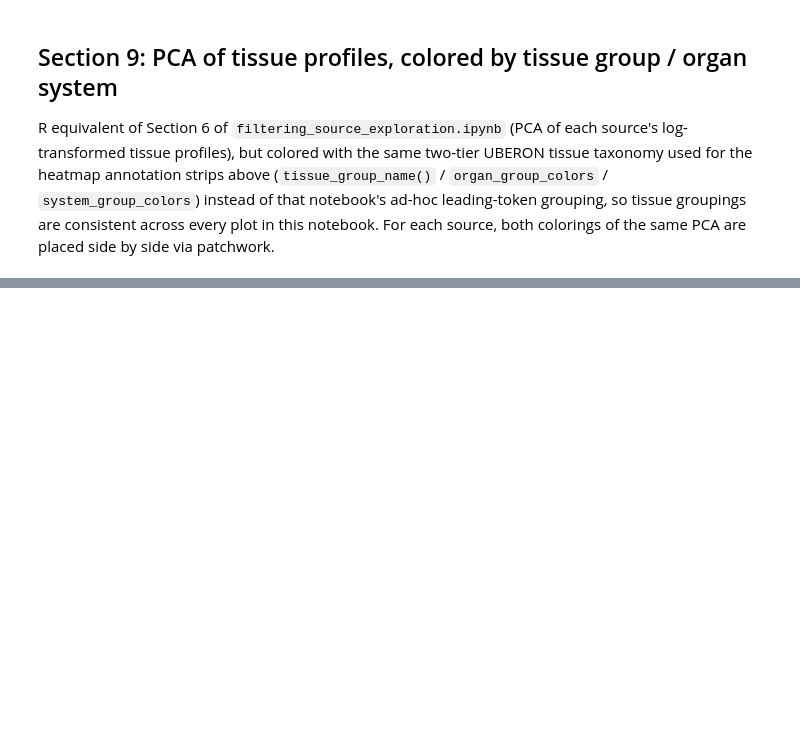
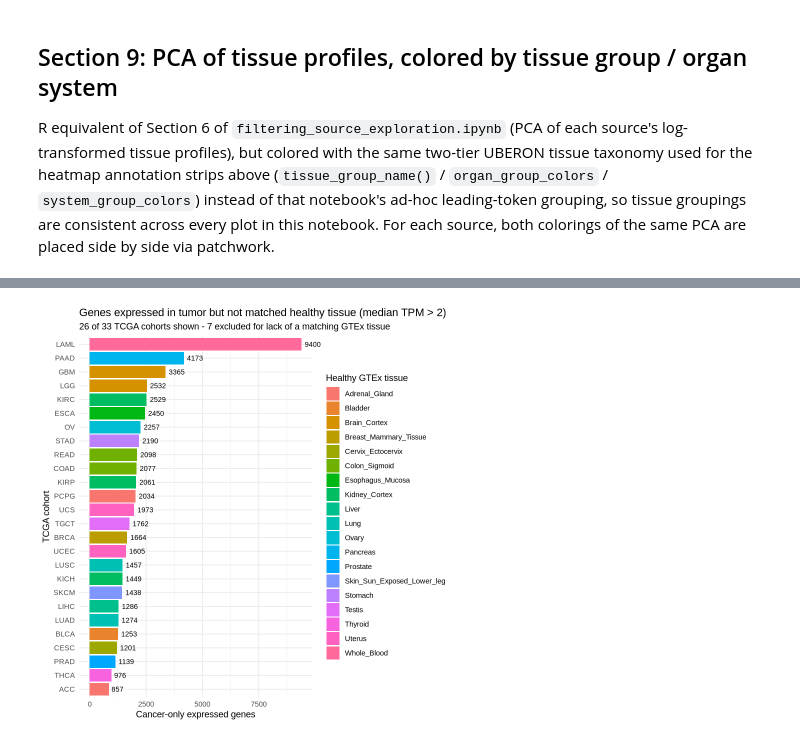
Before and after one commit to Schansiate/bachelor_thesis, a Jupyter notebook: tissue_clustering_heatmaps.ipynb, the cells around one changed output, grey strips where cells are left out. Cells and saved outputs as stored; diff of their text form; code cells hidden in the pictures; blank space fills up the shorter version.

```diff
--- a/tissue_clustering_heatmaps.ipynb
+++ b/tissue_clustering_heatmaps.ipynb
@@ -644,0 +880,15 @@ plot_source_pca_pair(
+# %%
+# Ensembl-keyed counterpart of gtex_mat (which is keyed by symbol), needed
+# to compare directly against TCGA's Ensembl-keyed cohort matrices. Reuses
+# collapse_duplicate_rows_median() from Section 10 - GTEx IDs are already
+# unique before the version is stripped, so in practice this just renames
+# rows rather than actually aggregating anything.
+read_gtex_median_tpm_ensembl <- function(path) {
+  dt <- fread(path, skip = 2, header = TRUE)
+  tissue_cols <- setdiff(colnames(dt), c("Name", "Description"))
+  ids <- sub("\\..*$", "", dt$Name)
+  mat <- as.matrix(dt[, ..tissue_cols])
+  collapse_duplicate_rows_median(mat, ids)
+}
+
+gtex_wide_mat_ensembl <- read_gtex_median_tpm_ensembl(EXPR_FILE)
@@ -644,0 +1003,18 @@ plot_source_pca_pair(
+# %%
+p_cancer_only <- ggplot(cancer_only_counts, aes(x = reorder(cancer, n_cancer_only), y = n_cancer_only, fill = healthy_tissue)) +
+  geom_col() +
+  geom_text(aes(label = n_cancer_only), hjust = -0.2, size = 3) +
+  coord_flip(clip = "off") +
+  labs(
+    title = sprintf("Genes expressed in tumor but not matched healthy tissue (median TPM > %d)", EXPRESSION_THRESHOLD),
+    subtitle = sprintf("%d of 33 TCGA cohorts shown - %d excluded for lack of a matching GTEx tissue",
+                        length(usable_cohorts), length(excluded_cohorts)),
+    x = "TCGA cohort", y = "Cancer-only expressed genes", fill = "Healthy GTEx tissue"
+  ) +
+  theme_minimal(base_size = 11) +
+  theme(legend.position = "right")
+
+ggsave(file.path(OUT_ROOT, "cancer_only_expressed_genes_barplot_all_cohorts_R.png"), p_cancer_only, width = 10, height = 10, dpi = 200)
+p_cancer_only
+# %% [output]
+[figure, added]
```
Also changed, not shown: parts of 24 cells of this notebook, 1 other file.
